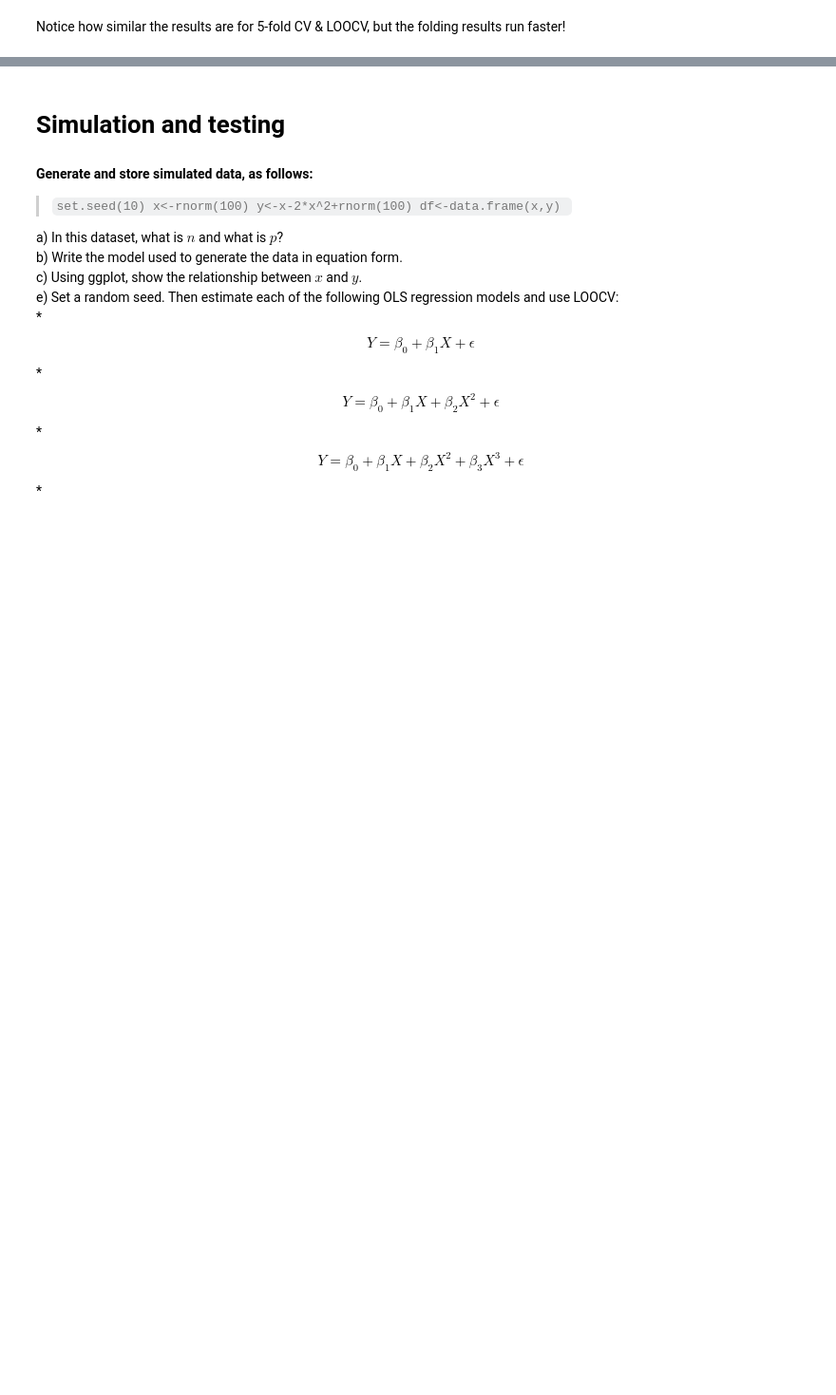
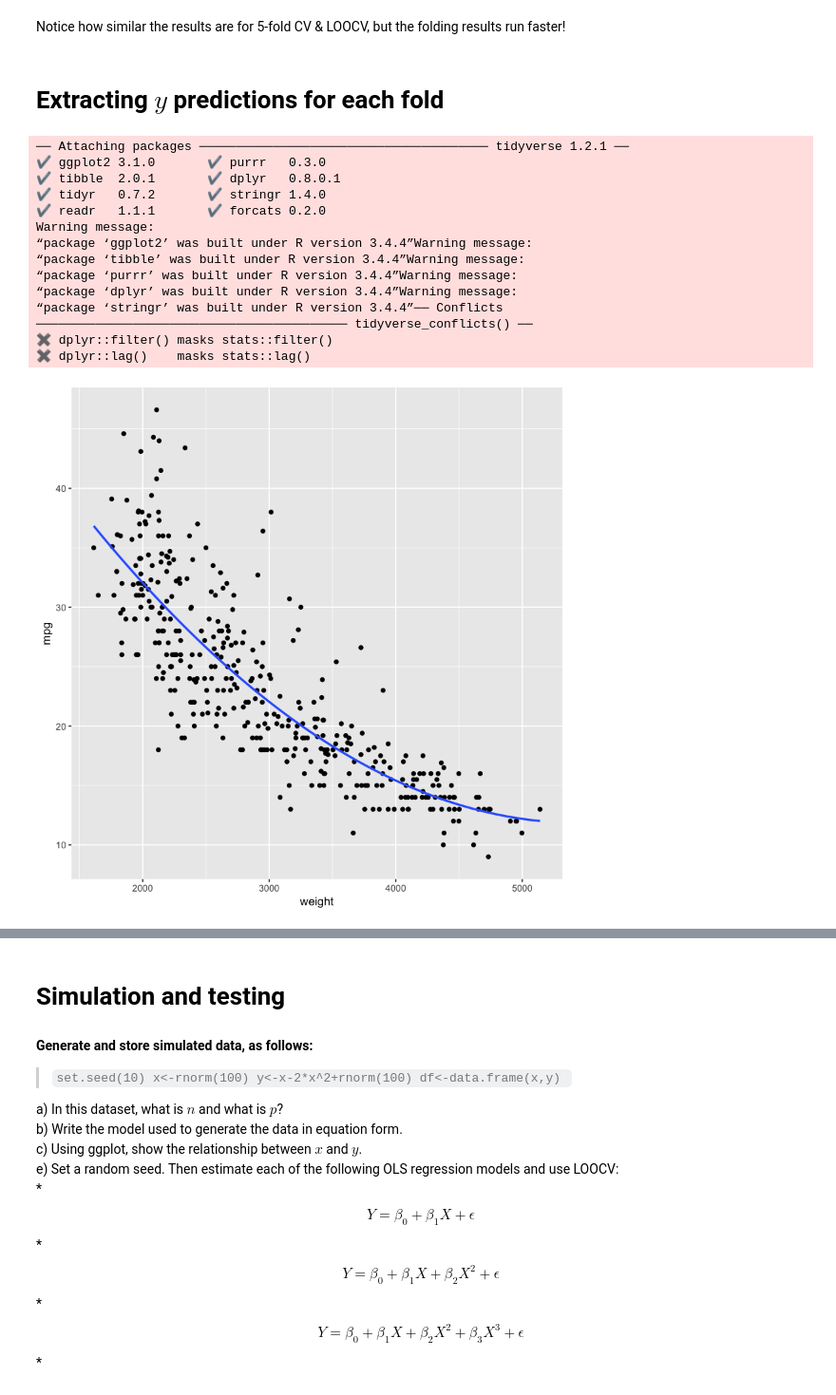
Before and after one commit to CoAxLab/DataSciencePsychNeuro, a Jupyter notebook: RecitationNotebooks/Recitation08_crossvalidation.ipynb, the cells around one changed output, grey strips where cells are left out. Shown at 95% size. Saved outputs shown, nothing was run; the diff lists cells and outputs as text; code cells hidden in the pictures; blank space fills up the shorter version.

```diff
--- a/RecitationNotebooks/Recitation08_crossvalidation.ipynb
+++ b/RecitationNotebooks/Recitation08_crossvalidation.ipynb
@@ -186,2 +208,22 @@ lines(c(19,25),c(19,25))
 # %% [markdown]
 Notice how similar the results are for 5-fold CV & LOOCV, but the folding results run faster!
+# %% [markdown]
+# Extracting $y$ predictions for each fold
+# %%
+library(tidyverse)
+ggplot(aes(weight, mpg),data=Auto) + geom_point() + stat_smooth(method = "lm", formula = y ~ poly(x,2), se = FALSE)
+# %% [output]
+── Attaching packages ─────────────────────────────────────── tidyverse 1.2.1 ──
+✔ ggplot2 3.1.0       ✔ purrr   0.3.0
+✔ tibble  2.0.1       ✔ dplyr   0.8.0.1
+✔ tidyr   0.7.2       ✔ stringr 1.4.0
+✔ readr   1.1.1       ✔ forcats 0.2.0
+Warning message:
+“package ‘ggplot2’ was built under R version 3.4.4”Warning message:
+“package ‘tibble’ was built under R version 3.4.4”Warning message:
+“package ‘purrr’ was built under R version 3.4.4”Warning message:
+“package ‘dplyr’ was built under R version 3.4.4”Warning message:
+“package ‘stringr’ was built under R version 3.4.4”── Conflicts ────────────────────────────────────────── tidyverse_conflicts() ──
+✖ dplyr::filter() masks stats::filter()
+✖ dplyr::lag()    masks stats::lag()
+[figure, added]
```
Also changed, not shown: parts of 20 cells of this notebook.
